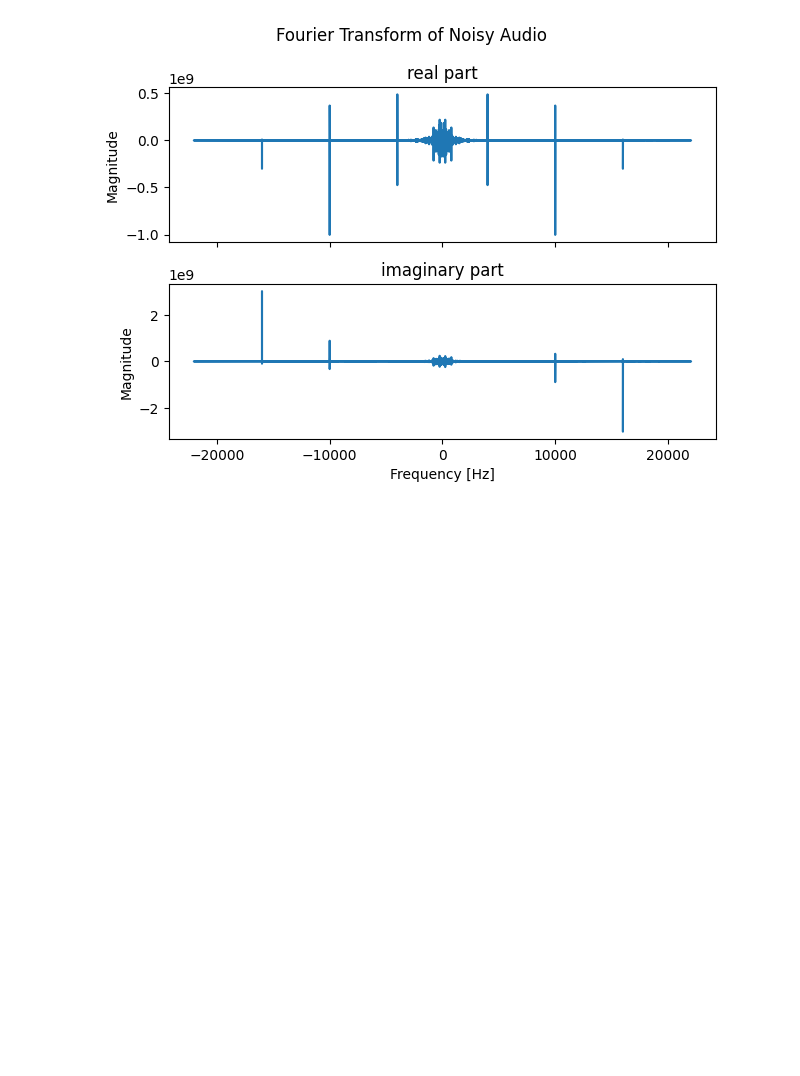
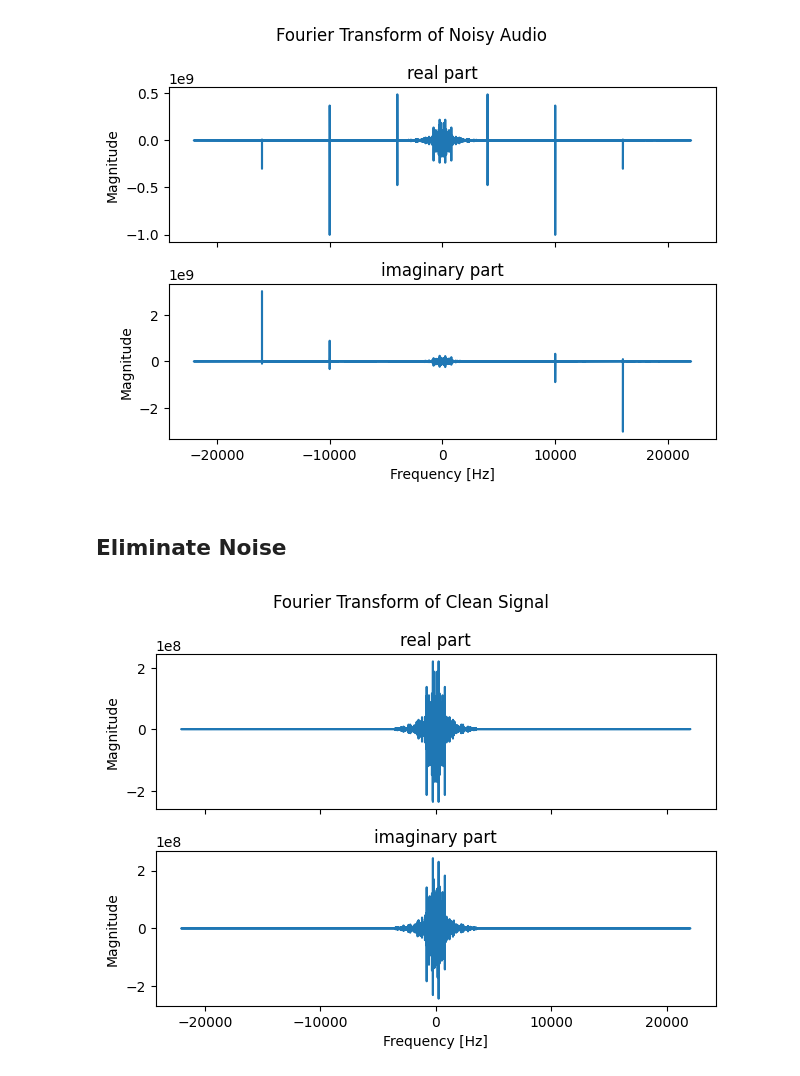
Before and after one commit to MortezaMahdaviMortazavi/SignalSystemProject, a Jupyter notebook: noise_eliminator.ipynb, the cells around one changed output. Drawn from its saved outputs; the diff is of its cells as text; code cells hidden in the pictures; blank space fills up the shorter version.

Commit message:
Eliminate the noise

```diff
--- a/noise_eliminator.ipynb
+++ b/noise_eliminator.ipynb
@@ -29,17 +40,27 @@ length = 51.06585034013605s
 # %%
-fourier = np.fft.fft(data)
-freq = np.fft.fftfreq(data.shape[0], 1/sample_rate)
+def plot_fft(fourier, freq, title):
+    fig, (ax1, ax2) = plt.subplots(2, 1)
+    fig.suptitle(title)
+    ax1.plot(freq, fourier.real)
+    ax1.set_title('real part')
+    ax2.plot(freq, fourier.imag)
+    ax2.set_title('imaginary part')
+    for ax in fig.get_axes():
+        ax.set(xlabel='Frequency [Hz]', ylabel='Magnitude')
+        ax.label_outer()
+    return fig
 
-fig, (ax1, ax2) = plt.subplots(2, 1)
-fig.suptitle('Fourier Transform of Noisy Audio')
-ax1.plot(freq, fourier.real)
-ax1.set_title('real part')
-ax2.plot(freq, fourier.imag)
-ax2.set_title('imaginary part')
-
-for ax in fig.get_axes():
-    ax.set(xlabel='Frequency [Hz]', ylabel='Magnitude')
-    ax.label_outer()
-fig.tight_layout()
+plot_fft(fourier, freq, 'Fourier Transform of Noisy Audio').tight_layout()
 # %% [output]
 [figure]
+# %% [markdown]
+## Eliminate Noise
+# %%
+def eliminate_frequency(fourier, freq, lower_bound, upper_bound):
+    fourier[np.where((freq > lower_bound) & (freq < upper_bound))] = 0
+
+eliminate_frequency(fourier, freq, -20000, -3500)
+eliminate_frequency(fourier, freq, 3500, 20000)
+plot_fft(fourier, freq, 'Fourier Transform of Clean Signal').tight_layout()
+# %% [output]
+[figure, added]
```
Also changed, not shown: parts of 10 cells of this notebook.
